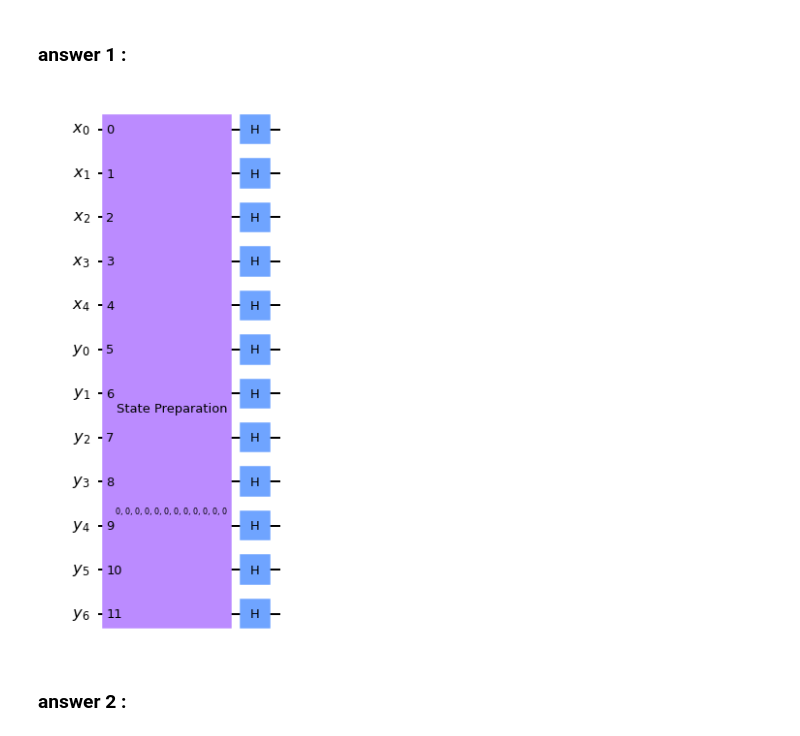
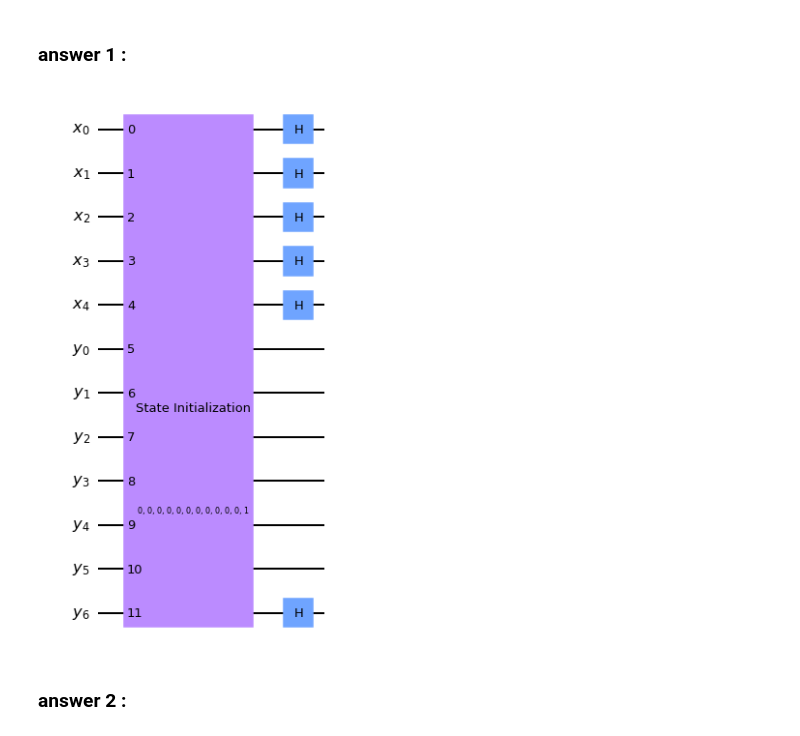
Before and after one commit to leonardeuler13/IQC_project, a Jupyter notebook: miniproject.ipynb, the cells around one changed output. Saved outputs shown, nothing was run; the diff lists cells and outputs as text; code cells hidden in the pictures.

```diff
--- a/miniproject.ipynb
+++ b/miniproject.ipynb
@@ -44,16 +45,17 @@ compute(5, custom_expression)
 # %%
 f_in = QuantumRegister(5, name='x')
 y = QuantumRegister(7, name='y')
 
 state_prep = QuantumCircuit(f_in, y)
-state_prep.prepare_state('000000000001', state_prep.qubits)
+state_prep.prepare_state('000000000001', state_prep.qubits, label='State Initialization')
 
-for i in range(12):
+for i in range(5):
     state_prep.h(i)
 
+state_prep.h(11)
 state_prep.draw('mpl')
 # %% [output]
-[figure, old version]
+[figure, new version]
 # %% [markdown]
 ### answer 2 :
 # %%
```
Also changed, not shown: parts of 10 cells of this notebook.
